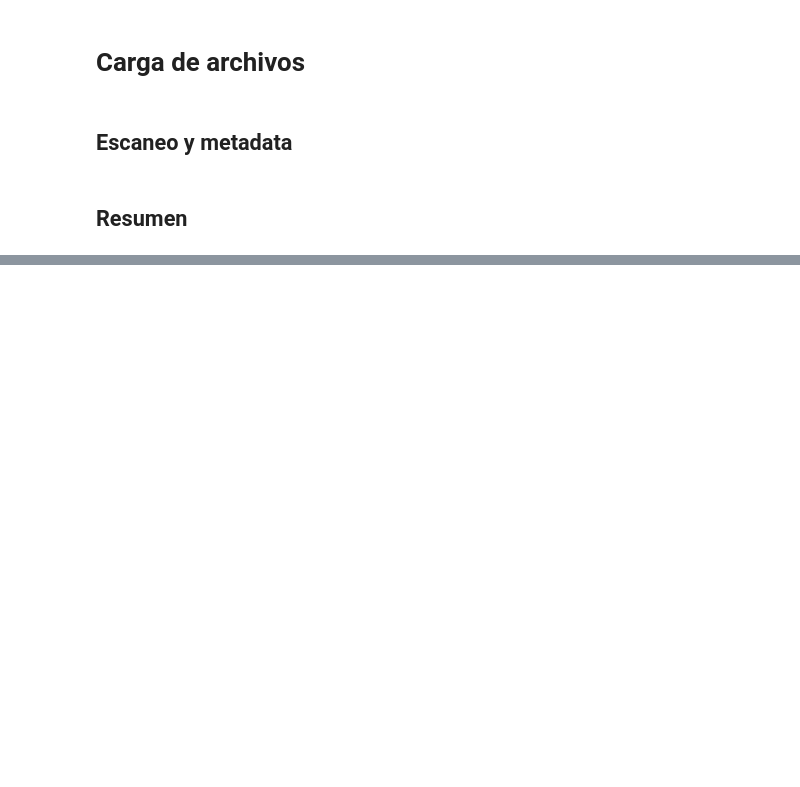
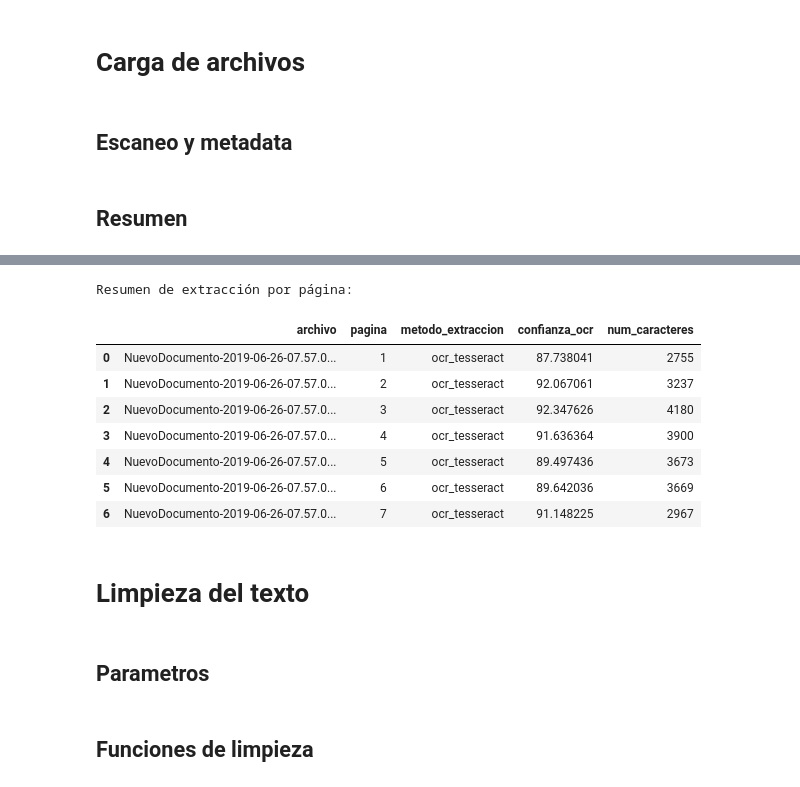
Before and after one commit to rebeca07-pedrozo/SINAI, a Jupyter notebook: SINAI.ipynb, the cells around one changed output, grey strips where cells are left out. Cells and saved outputs as stored; diff of their text form; code cells hidden in the pictures; blank space fills up the shorter version.

```diff
--- a/SINAI.ipynb
+++ b/SINAI.ipynb
@@ -174,0 +344,17 @@ Archivos listos para procesar:
+# %%
+print("Resumen de extracción por página:")
+display(df_extraccion[["archivo", "pagina", "metodo_extraccion", "confianza_ocr", "num_caracteres"]])
+# %% [output]
+Resumen de extracción por página:
+|  | archivo | pagina | metodo_extraccion | confianza_ocr | num_caracteres |
+| 0 | NuevoDocumento-2019-06-26-07.57.0... | 1 | ocr_tesseract | 87.738041 | 2755 |
+| 1 | NuevoDocumento-2019-06-26-07.57.0... | 2 | ocr_tesseract | 92.067061 | 3237 |
+| 2 | NuevoDocumento-2019-06-26-07.57.0... | 3 | ocr_tesseract | 92.347626 | 4180 |
+| 3 | NuevoDocumento-2019-06-26-07.57.0... | 4 | ocr_tesseract | 91.636364 | 3900 |
+| 4 | NuevoDocumento-2019-06-26-07.57.0... | 5 | ocr_tesseract | 89.497436 | 3673 |
+| 5 | NuevoDocumento-2019-06-26-07.57.0... | 6 | ocr_tesseract | 89.642036 | 3669 |
+| 6 | NuevoDocumento-2019-06-26-07.57.0... | 7 | ocr_tesseract | 91.148225 | 2967 |
+# %% [markdown]
+# Limpieza del texto
+# %% [markdown]
+## Parametros
@@ -174,0 +369,2 @@ Archivos listos para procesar:
+# %% [markdown]
+## Funciones de limpieza
```
Also changed, not shown: parts of 21 cells of this notebook.
